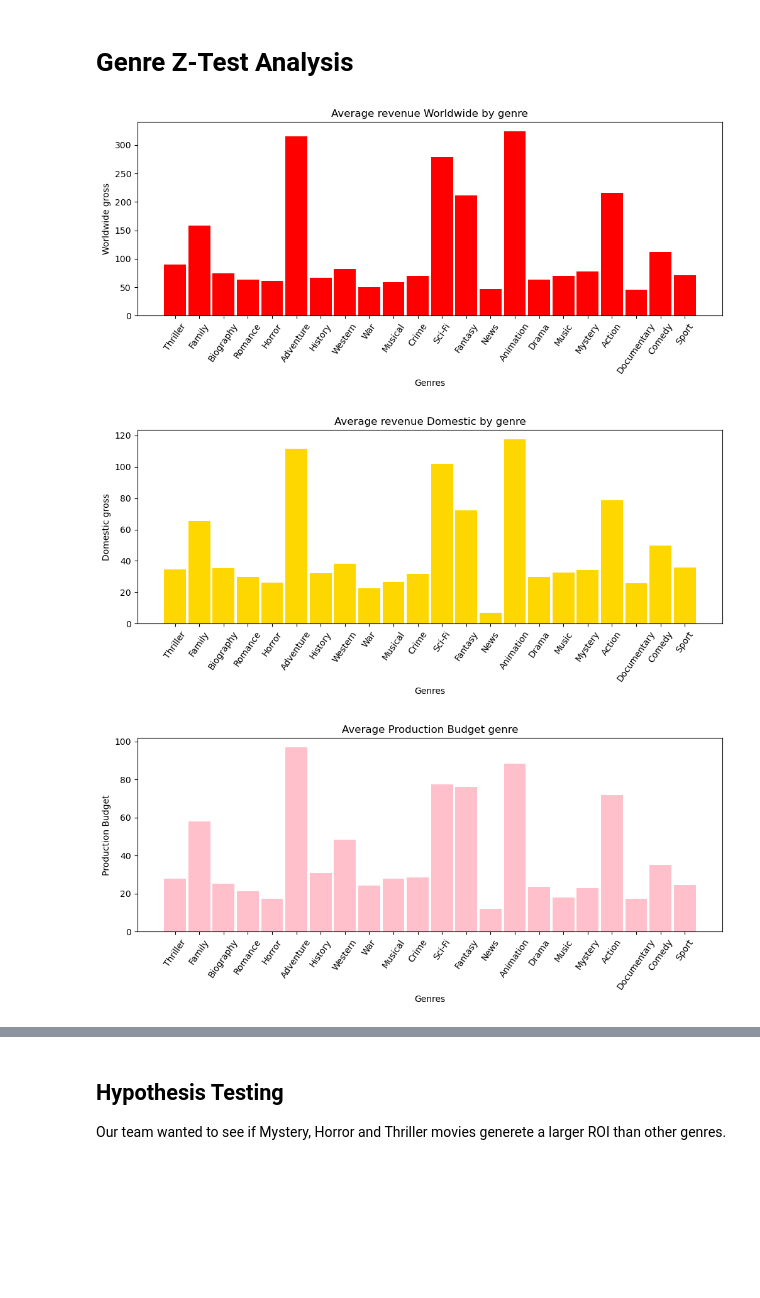
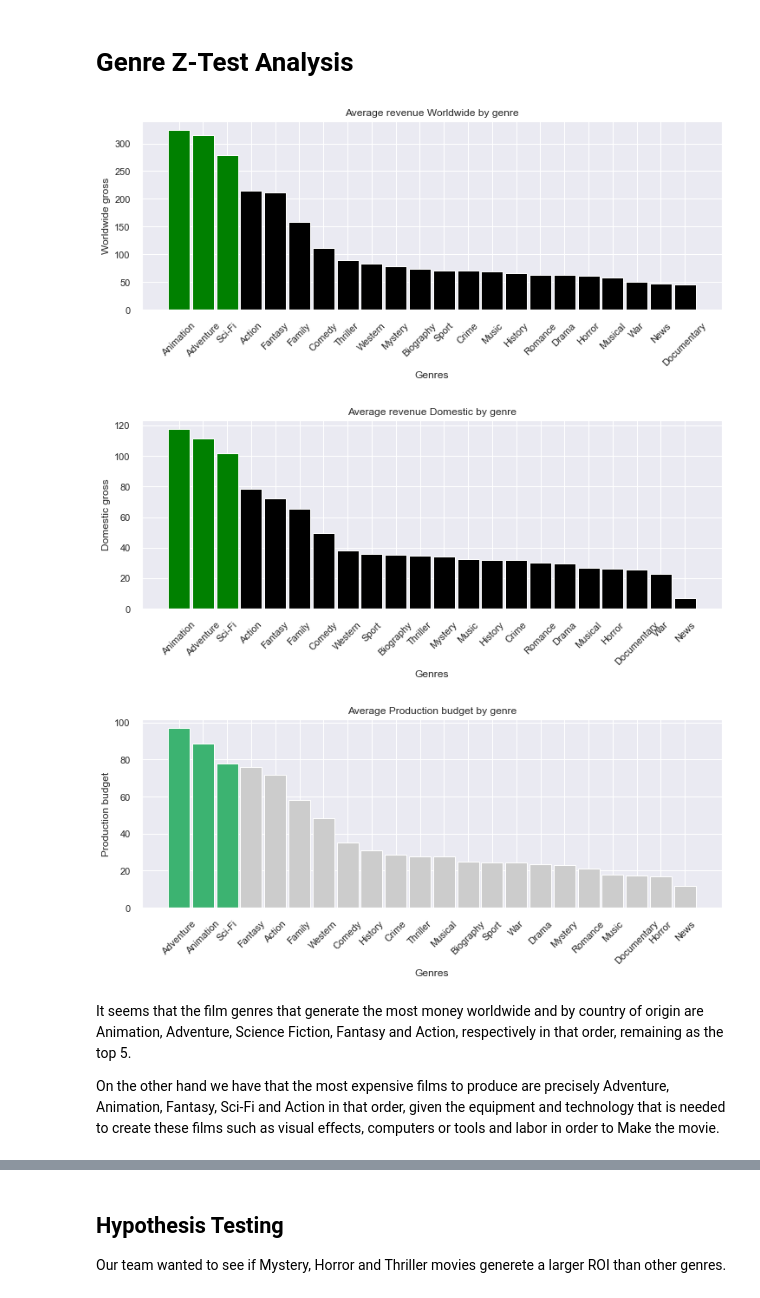
Before and after one commit to hixtape1212/Group6Consulting_CapstoneRepo, a Jupyter notebook: Group6-MovieAnalysis.ipynb, the cells around one changed output, grey strips where cells are left out. Cells and saved outputs as stored; diff of their text form; code cells hidden in the pictures; blank space fills up the shorter version.

Commit message:
SP updated Genre Analysis

```diff
--- a/Group6-MovieAnalysis.ipynb
+++ b/Group6-MovieAnalysis.ipynb
@@ -12,9 +12,9 @@ import numpy as np
 import seaborn as sns
 import scipy.stats as stats
 # %%
-df_num = pd.read_csv('tn.movie_budgets.csv')
+df_num = pd.read_csv('data/tn.movie_budgets.csv')
 # %%
-conn = sqlite3.connect('im.db')
+conn = sqlite3.connect('data/im.db')
 q = """
 SELECT
     primary_title AS p_title,
@@ -132,59 +132,80 @@ genres=list(set(chain(*genre_list)))
 #print(type(genres))
 # %%
 #Worldwide gross Average profits.
+
 wwg_avg=[]
 for i in range(len(genres)):
     wwg = df['genres'].astype(str).str.contains(genres[i], regex = True, na = False)
     wwg_avg.append(df['worldwide_millions'][wwg].mean())
 
+wwg_avg, genres = zip(*sorted(zip(wwg_avg, genres), reverse=True))  # reverse sort data on 'wwg_avg'
+c = range(len(wwg_avg))
+
+#creating the bar plot
+clrs = ['black' if (x < wwg_avg[2]) else 'green' for x in wwg_avg ]
 fig = plt.figure(figsize = (12, 4))
+ax = fig.add_subplot(111)
 
-# creating the bar plot
-plt.bar(genres, wwg_avg, color = 'red',width = 0.9)
-
+ax.bar(c, wwg_avg, color=clrs ,width = 0.9)
+plt.xticks(c, genres, rotation=45)
 plt.xlabel("Genres")
-plt.xticks(rotation = 55)
 plt.ylabel("Worldwide gross")
 plt.title("Average revenue Worldwide by genre")
 plt.show()
 # %% [output]
-[figure, old version]
+[figure, new version]
 # %%
 #Domestic gross Average profits.
+
 dg_avg=[]
 for i in range(len(genres)):
     dg = df['genres'].astype(str).str.contains(genres[i], regex = True, na = False)
     dg_avg.append(df['domestic_millions'][dg].mean())
 #dg_avg
+dg_avg, genres = zip(*sorted(zip(dg_avg, genres), reverse=True))
+c = range(len(dg_avg))
 
+#creating the bar plot
+clrs = ['black' if (x < dg_avg[2]) else 'green' for x in dg_avg ]
 fig = plt.figure(figsize = (12, 4))
-plt.bar(genres, dg_avg, color='gold' ,width = 0.9)
+ax = fig.add_subplot(111)
 
+ax.bar(c, dg_avg, color=clrs ,width = 0.9)
+plt.xticks(c, genres, rotation=45)
 plt.xlabel("Genres")
-plt.xticks(rotation = 55)
 plt.ylabel("Domestic gross")
 plt.title("Average revenue Domestic by genre")
 plt.show()
 # %% [output]
-[figure, old version]
+[figure, new version]
 # %%
 #production_budget Average profits.
+
 pb_avg=[]
 for i in range(len(genres)):
     pb = df['genres'].astype(str).str.contains(genres[i], regex = True, na = False)
     pb_avg.append(df['budget_millions'][pb].mean())
 #print(pb_avg)
 
+pb_avg, genres = zip(*sorted(zip(pb_avg, genres), reverse=True))
+c = range(len(pb_avg))
 
+#creating the bar plot
+clrs = ['0.8' if (x < pb_avg[2]) else 'mediumseagreen' for x in pb_avg ]
 fig = plt.figure(figsize = (12, 4))
-plt.bar(genres, pb_avg, color='pink' ,width = 0.9)
+ax = fig.add_subplot(111)
 
+ax.bar(c, pb_avg, color=clrs ,width = 0.9)
+plt.xticks(c, genres, rotation=45)
 plt.xlabel("Genres")
-plt.xticks(rotation = 55)
-plt.ylabel("Production Budget")
-plt.title("Average Production Budget genre")
+plt.ylabel("Production budget")
+plt.title("Average Production budget by genre")
 plt.show()
 # %% [output]
-[figure, old version]
+[figure, new version]
+# %% [markdown]
+It seems that the film genres that generate the most money worldwide and by country of origin are Animation, Adventure, Science Fiction, Fantasy and Action, respectively in that order, remaining as the top 5.
+
+On the other hand we have that the most expensive films to produce are precisely Adventure, Animation, Fantasy, Sci-Fi and Action in that order, given the equipment and technology that is needed to create these films such as visual effects, computers or tools and labor in order to Make the movie.
 # %%
 #Roi Average profits.
```
Also changed, not shown: parts of 14 cells of this notebook.
